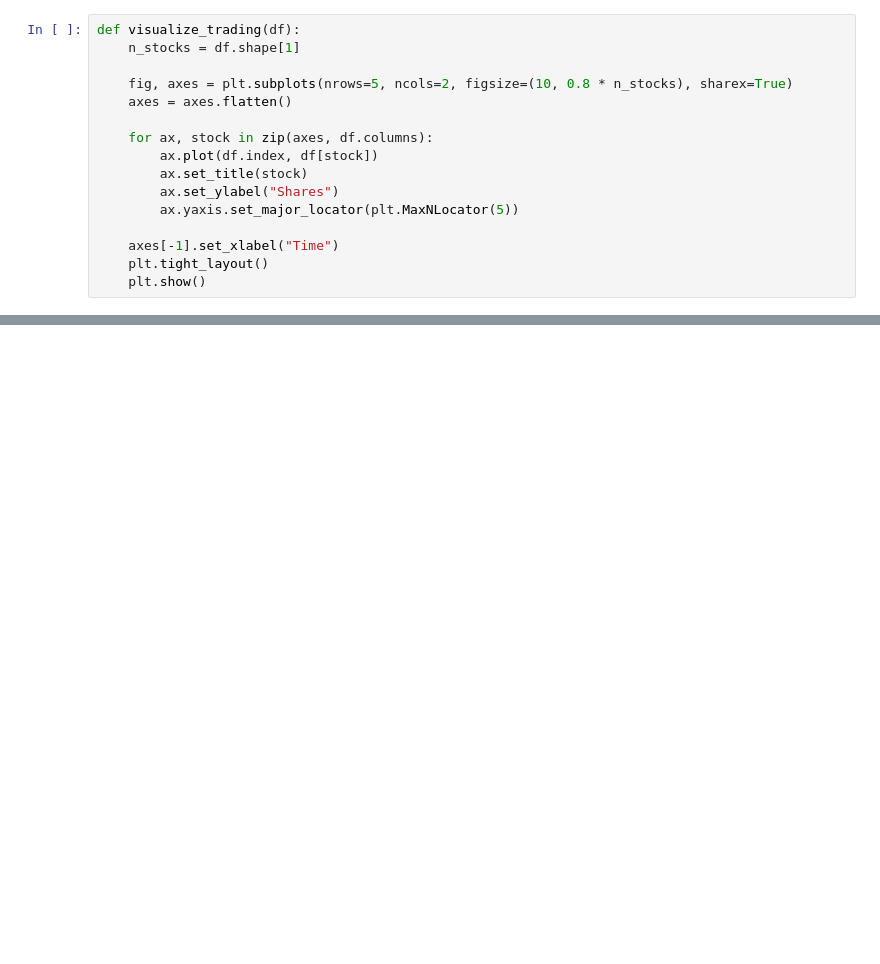
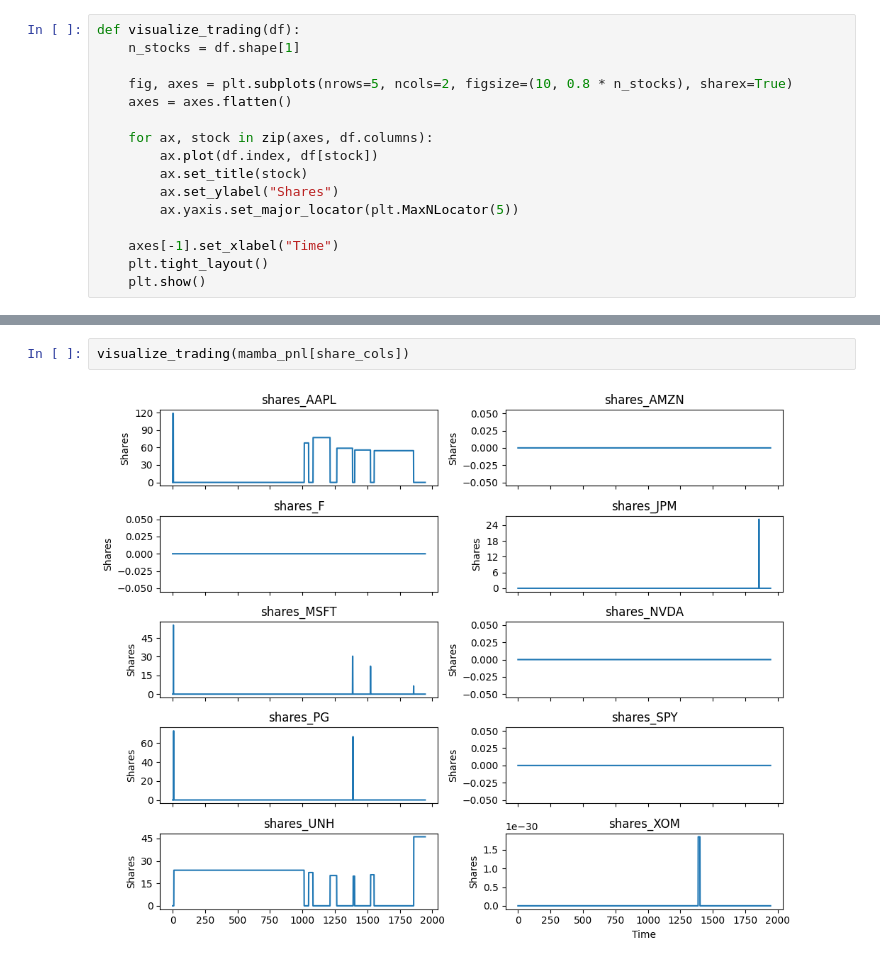
Before and after one commit to veeannzhang/reinforcement-learning-stock-trading-agent, a Jupyter notebook: notebooks/pipeline_08_evaluate_trading_agents.ipynb, the cells around one changed output, grey strips where cells are left out. Drawn from its saved outputs; the diff is of its cells as text; blank space fills up the shorter version.

```diff
--- a/notebooks/pipeline_08_evaluate_trading_agents.ipynb
+++ b/notebooks/pipeline_08_evaluate_trading_agents.ipynb
@@ -121,0 +136,4 @@ visualize_trading(mamba_r2[share_cols])
+# %%
+visualize_trading(mamba_pnl[share_cols])
+# %% [output]
+[figure, added]
```
Also changed, not shown: parts of 14 cells of this notebook, 4 other files.
